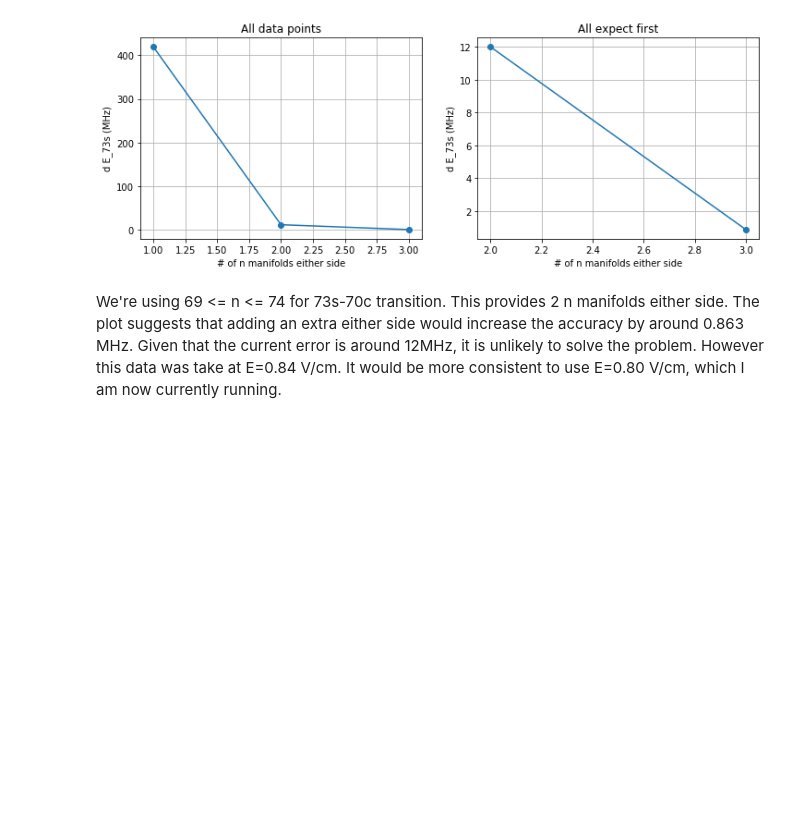
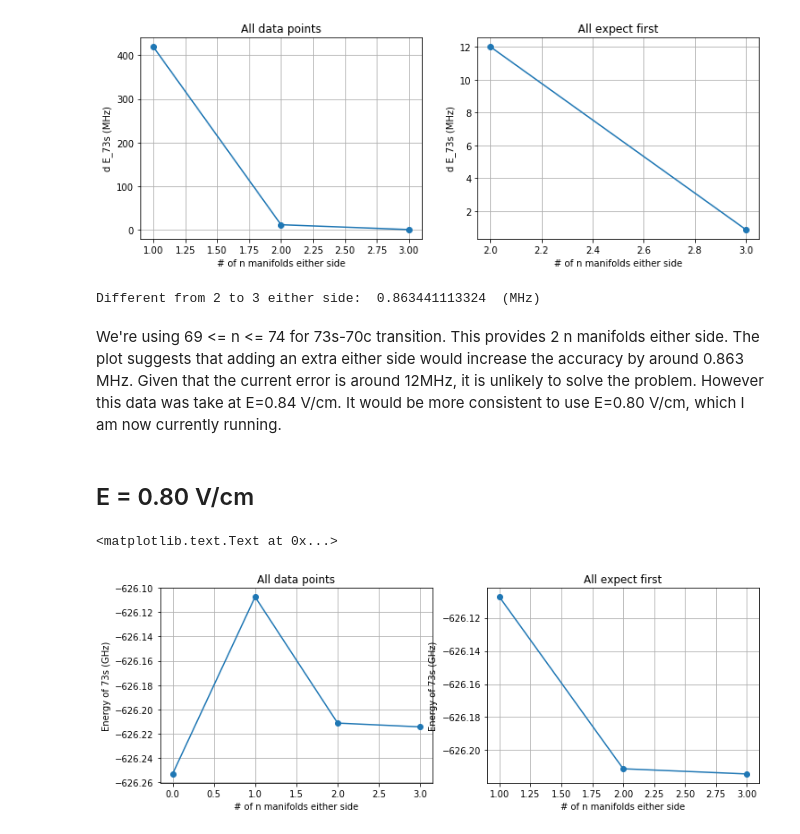
Before and after one commit to aa-morgan/Rydberg_helium_Stark, a Jupyter notebook: notebooks/Convergence.ipynb, the cells around one changed output. Cells and saved outputs as stored; diff of their text form; code cells hidden in the pictures; blank space fills up the shorter version.

```diff
--- a/notebooks/Convergence.ipynb
+++ b/notebooks/Convergence.ipynb
@@ -68,5 +70,47 @@ plt.title('All expect first')
 # %% [output]
 <matplotlib.text.Text at 0x...>
 [figure]
+# %%
+print('Different from 2 to 3 either side: ', np.abs(np.diff(np.array(energy_73[start_n:])))[1]*10**3, ' (MHz)')
+# %% [output]
+Different from 2 to 3 either side:  0.863441113324  (MHz)
 # %% [markdown]
 We're using 69 <= n <= 74 for 73s-70c transition. This provides 2 n manifolds either side. The plot suggests that adding an extra either side would increase the accuracy by around 0.863 MHz. Given that the current error is around 12MHz, it is unlikely to solve the problem. However this data was take at E=0.84 V/cm. It would be more consistent to use E=0.80 V/cm, which I am now currently running.
+# %% [markdown]
+## E = 0.80 V/cm
+# %%
+data_73_73 = np.load('data/StarkMapData_n_73-73_E_0-8_0-8_1_B_1-5776.npy')
+data_72_73 = np.load('data/StarkMapData_n_72-73_E_0-8_0-8_1_B_1-5776.npy')
+data_71_74 = np.load('data/StarkMapData_n_71-74_E_0-8_0-8_1_B_1-5776.npy')
+data_70_75 = np.load('data/StarkMapData_n_70-75_E_0-8_0-8_1_B_1-5776.npy')
+# %%
+state_70_73s = 70**2 + 71**2 + 72**2 + 1
+state_71_73s = 71**2 + 72**2 + 1
+state_72_73s = 72**2 + 1
+state_73_73s = 1
+energy_73 = []
+energy_73.append(data_73_73[0,state_73_73s-1]*scl)
+energy_73.append(data_72_73[0,state_72_73s-1]*scl)
+energy_73.append(data_71_74[0,state_71_73s-1]*scl)
+energy_73.append(data_70_75[0,state_70_73s-1]*scl)
+# %%
+num_n = [0,1,2,3]
+plt.figure(figsize=(12,4))
+plt.subplot(1, 2, 1)
+start_n = 0
+plt.plot(num_n[start_n:], energy_73[start_n:], '-o')
+plt.xlabel("# of n manifolds either side")
+plt.ylabel('Energy of 73s (GHz)')
+plt.grid()
+plt.title('All data points')
+
+plt.subplot(1, 2, 2)
+start_n = 1
+plt.plot(num_n[start_n:], energy_73[start_n:], '-o')
+plt.xlabel("# of n manifolds either side")
+plt.ylabel('Energy of 73s (GHz)')
+plt.grid()
+plt.title('All expect first')
+# %% [output]
+<matplotlib.text.Text at 0x...>
+[figure, added]
```
Also changed, not shown: parts of 4 cells of this notebook, 2 other files.
